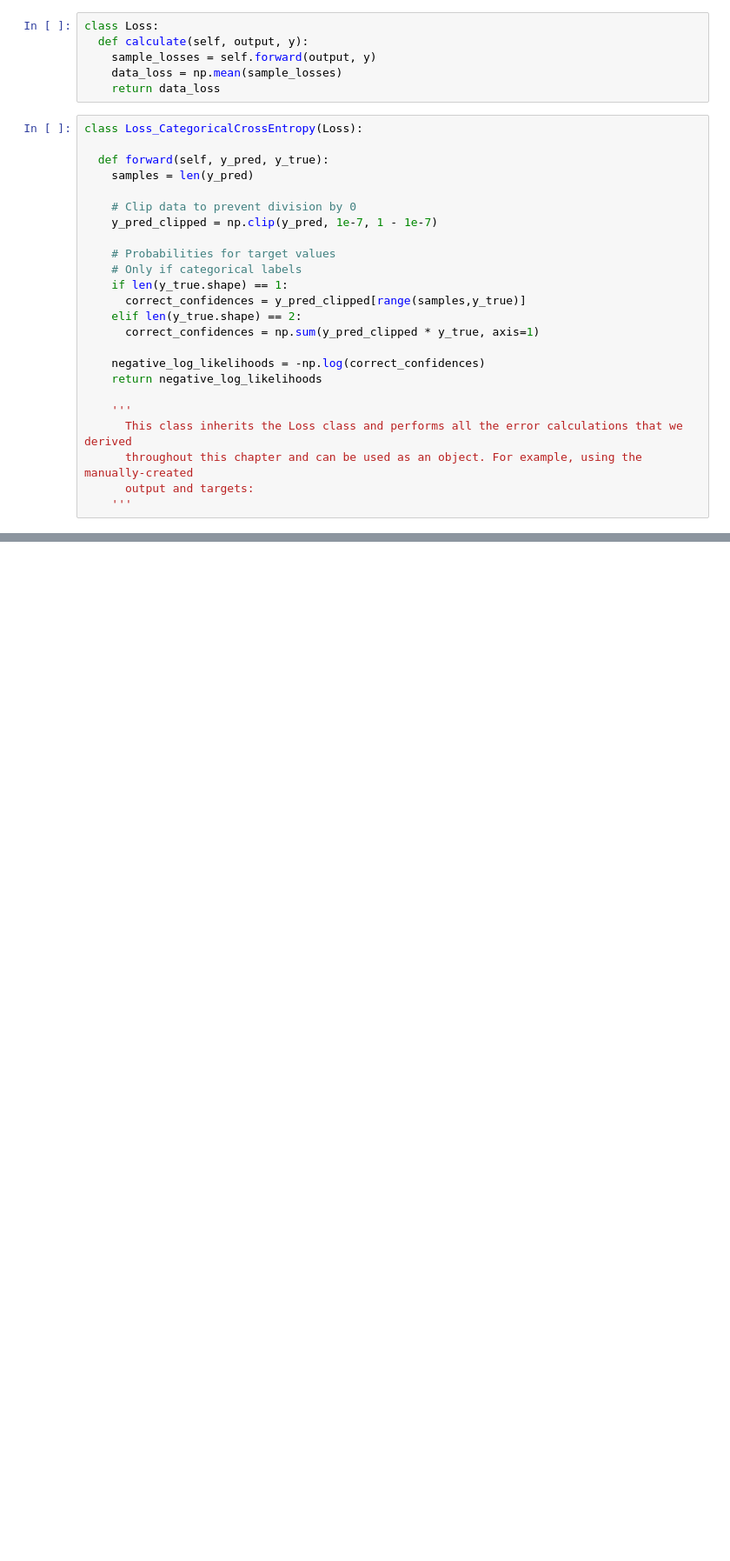
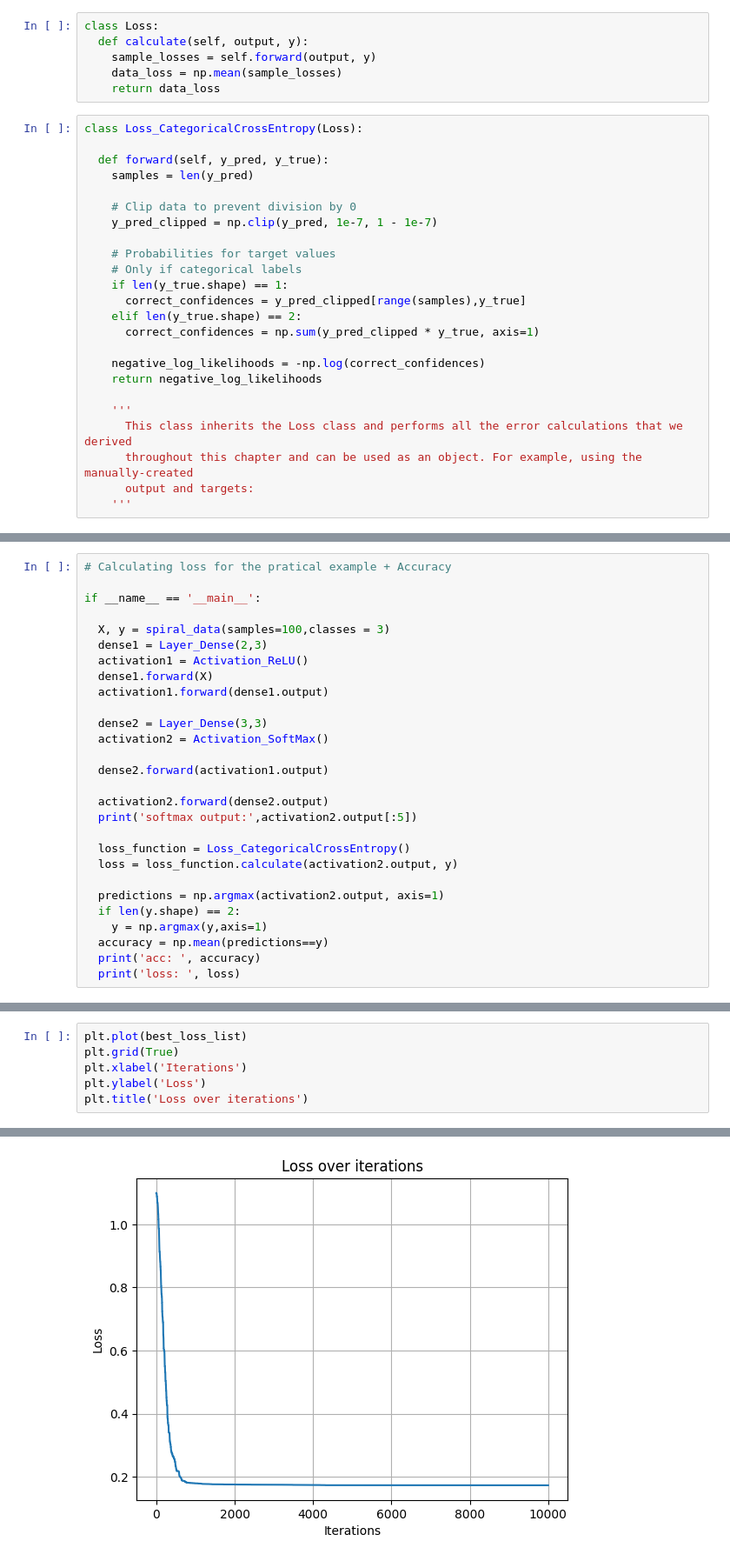
Before and after one commit to douglasmmachado/BatterySoC-Prediction, a Jupyter notebook: examples.ipynb, the cells around one changed output, grey strips where cells are left out. Shown at 87% size. Drawn from its saved outputs; the diff is of its cells as text; blank space fills up the shorter version.

```diff
--- a/examples.ipynb
+++ b/examples.ipynb
@@ -198,7 +200,7 @@ class Loss_CategoricalCrossEntropy(Loss):
     # Probabilities for target values
     # Only if categorical labels
     if len(y_true.shape) == 1:
-      correct_confidences = y_pred_clipped[range(samples,y_true)]
+      correct_confidences = y_pred_clipped[range(samples),y_true]
     elif len(y_true.shape) == 2:
       correct_confidences = np.sum(y_pred_clipped * y_true, axis=1)
 
@@ -238,0 +304,28 @@ m.e
+# %%
+# Calculating loss for the pratical example + Accuracy
+
+if __name__ == '__main__':
+
+  X, y = spiral_data(samples=100,classes = 3)
+  dense1 = Layer_Dense(2,3)
+  activation1 = Activation_ReLU()
+  dense1.forward(X)
+  activation1.forward(dense1.output)
+
+  dense2 = Layer_Dense(3,3)
+  activation2 = Activation_SoftMax()
+
+  dense2.forward(activation1.output)
+
+  activation2.forward(dense2.output)
+  print('softmax output:',activation2.output[:5])
+
+  loss_function = Loss_CategoricalCrossEntropy()
+  loss = loss_function.calculate(activation2.output, y)
+
+  predictions = np.argmax(activation2.output, axis=1)
+  if len(y.shape) == 2:
+    y = np.argmax(y,axis=1)
+  accuracy = np.mean(predictions==y)
+  print('acc: ', accuracy)
+  print('loss: ', loss)
@@ -238,0 +427,7 @@ m.e
+# %%
+plt.plot(best_loss_list)
+plt.grid(True)
+plt.xlabel('Iterations')
+plt.ylabel('Loss')
+plt.title('Loss over iterations')
+# %% [output]
@@ -238,0 +435 @@ m.e
+[figure, added]
```
Also changed, not shown: parts of 13 cells of this notebook.
